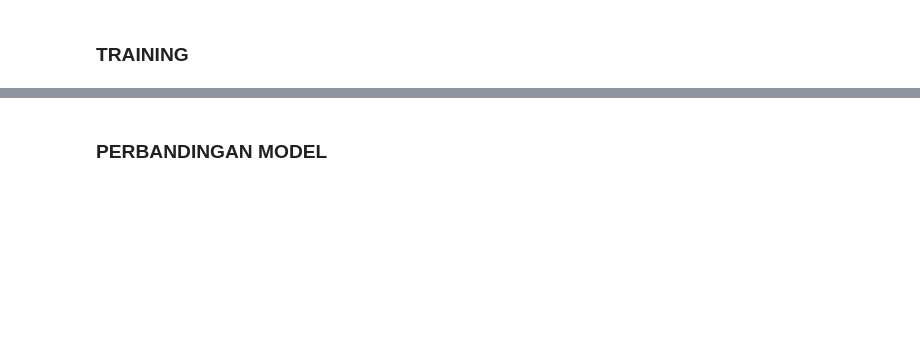
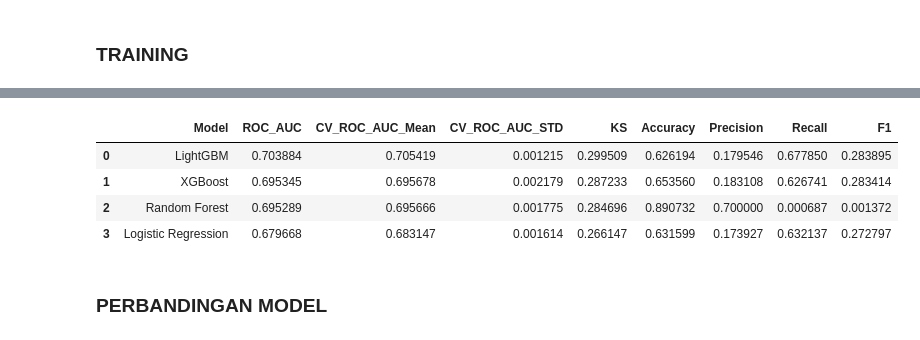
Before and after one commit to rfaoktvian/ChurnPrediction, a Jupyter notebook: notebooks/01_model_development.ipynb, the cells around one changed output, grey strips where cells are left out. Drawn from its saved outputs; the diff is of its cells as text; code cells hidden in the pictures; blank space fills up the shorter version.

```diff
--- a/notebooks/01_model_development.ipynb
+++ b/notebooks/01_model_development.ipynb
@@ -1429,25 +1429,34 @@ Cek di: https://dagshub.com/rfaoktvian/CreditRiskPrediction/experiments
 # %% [markdown]
 ### TRAINING
 # %%
-from sklearn.metrics import roc_curve, f1_score
+from sklearn.model_selection import cross_val_score
+from sklearn.metrics import (
+    roc_auc_score,
+    accuracy_score,
+    precision_score,
+    recall_score,
+    f1_score,
+    confusion_matrix,
+    roc_curve
+)
+
 results_summary = []
 
 for name, model in models.items():
-    X_tr = X_train_scaled if name == 'Logistic Regression' else X_train
-    X_te = X_test_scaled if name == 'Logistic Regression' else X_test
+    X_tr = X_train_scaled if name == "Logistic Regression" else X_train
+    X_te = X_test_scaled if name == "Logistic Regression" else X_test
 
     scores = cross_val_score(
         model,
         X_tr,
         y_train,
         cv=5,
-        scoring='roc_auc',
+        scoring="roc_auc",
         n_jobs=-1
     )
 
-    cv_results[name] = scores
+    with mlflow.start_run(run_name=name):
 
-    with mlflow.start_run(run_name=name):
         mlflow.log_params(model.get_params())
         mlflow.log_param("model_type", name)
         mlflow.log_param("imbalance_handling", "class_weight/scale_pos_weight")
@@ -1455,16 +1464,19 @@ for name, model in models.items():
         mlflow.log_param("test_size", X_te.shape[0])
 
         model.fit(X_tr, y_train)
-        y_pred  = model.predict(X_te)
+
+        y_pred = model.predict(X_te)
         y_proba = model.predict_proba(X_te)[:, 1]
 
-        auc  = roc_auc_score(y_test, y_proba)
+        auc = roc_auc_score(y_test, y_proba)
+
         fpr, tpr, _ = roc_curve(y_test, y_proba)
-        ks   = max(tpr - fpr)
-        acc  = accuracy_score(y_test, y_pred)
+        ks = (tpr - fpr).max()
+
+        acc = accuracy_score(y_test, y_pred)
         prec = precision_score(y_test, y_pred)
-        rec  = recall_score(y_test, y_pred)
-        f1   = f1_score(y_test, y_pred)
+        rec = recall_score(y_test, y_pred)
+        f1 = f1_score(y_test, y_pred)
 
         mlflow.log_metric("roc_auc", auc)
         mlflow.log_metric("ks_statistic", ks)
@@ -1472,29 +1484,56 @@ for name, model in models.items():
         mlflow.log_metric("precision", prec)
         mlflow.log_metric("recall", rec)
         mlflow.log_metric("f1_score", f1)
-        mlflow.log_metric("cv_roc_auc_mean", cv_results[name].mean())
-        mlflow.log_metric("cv_roc_auc_std", cv_results[name].std())
+        mlflow.log_metric("cv_roc_auc_mean", scores.mean())
+        mlflow.log_metric("cv_roc_auc_std", scores.std())
 
         cm = confusion_matrix(y_test, y_pred)
+
         fig, ax = plt.subplots(figsize=(5, 4))
-        sns.heatmap(cm, annot=True, fmt='d', cmap='Blues', ax=ax,
-                    xticklabels=['Good', 'Default'], yticklabels=['Good', 'Default'])
-        ax.set_title(f'Confusion Matrix - {name}')
-        fig.savefig("confusion_matrix.png", bbox_inches='tight')
+        sns.heatmap(
+            cm,
+            annot=True,
+            fmt="d",
+            cmap="Blues",
+            xticklabels=["Good", "Default"],
+            yticklabels=["Good", "Default"],
+            ax=ax
+        )
+
+        ax.set_title(f"Confusion Matrix - {name}")
+        ax.set_xlabel("Predicted")
+        ax.set_ylabel("Actual")
+
+        fig.savefig("confusion_matrix.png", bbox_inches="tight")
         mlflow.log_artifact("confusion_matrix.png")
         plt.close(fig)
 
-        if name == 'XGBoost':
-            mlflow.xgboost.log_model(model, artifact_path="model")
-        elif name == 'LightGBM':
-            mlflow.lightgbm.log_model(model, artifact_path="model")
+        if name == "XGBoost":
+            mlflow.xgboost.log_model(model, name="model")
+        elif name == "LightGBM":
+            mlflow.lightgbm.log_model(model, name="model")
         else:
-            mlflow.sklearn.log_model(model, artifact_path="model")
+            mlflow.sklearn.log_model(model, name="model")
 
-        print(f"{name:<22} ROC-AUC={auc:.4f} | KS={ks:.4f} ✓ logged to MLflow")
+        print(
+            f"{name:<22} "
+            f"ROC-AUC={auc:.4f} | "
+            f"CV={scores.mean():.4f}±{scores.std():.4f} | "
+            f"KS={ks:.4f} ✓ logged to MLflow"
+        )
 
         results_summary.append({
-            'Model': name, 'ROC_AUC': auc, 'KS': ks,
-            'Accuracy': acc, 'Precision': prec, 'Recall': rec, 'F1': f1
+            "Model": name,
+            "ROC_AUC": auc,
+            "CV_ROC_AUC_Mean": scores.mean(),
+            "CV_ROC_AUC_STD": scores.std(),
+            "KS": ks,
+            "Accuracy": acc,
+            "Precision": prec,
+            "Recall": rec,
+            "F1": f1
         })
+
+results_summary = pd.DataFrame(results_summary)
+results_summary.sort_values(by="ROC_AUC", ascending=False).reset_index(drop=True)
 # %% [output]
@@ -1504,3 +1561,8 @@ NameError: name 'cv_results' is not defined
+|  | Model | ROC_AUC | CV_ROC_AUC_Mean | CV_ROC_AUC_STD | KS | Accuracy | Precision | Recall | F1 |
+| 0 | LightGBM | 0.703884 | 0.705419 | 0.001215 | 0.299509 | 0.626194 | 0.179546 | 0.677850 | 0.283895 |
+| 1 | XGBoost | 0.695345 | 0.695678 | 0.002179 | 0.287233 | 0.653560 | 0.183108 | 0.626741 | 0.283414 |
+| 2 | Random Forest | 0.695289 | 0.695666 | 0.001775 | 0.284696 | 0.890732 | 0.700000 | 0.000687 | 0.001372 |
+| 3 | Logistic Regression | 0.679668 | 0.683147 | 0.001614 | 0.266147 | 0.631599 | 0.173927 | 0.632137 | 0.272797 |
 # %% [markdown]
 ### PERBANDINGAN MODEL
 # %%
```
Also changed, not shown: parts of 3 cells of this notebook.
